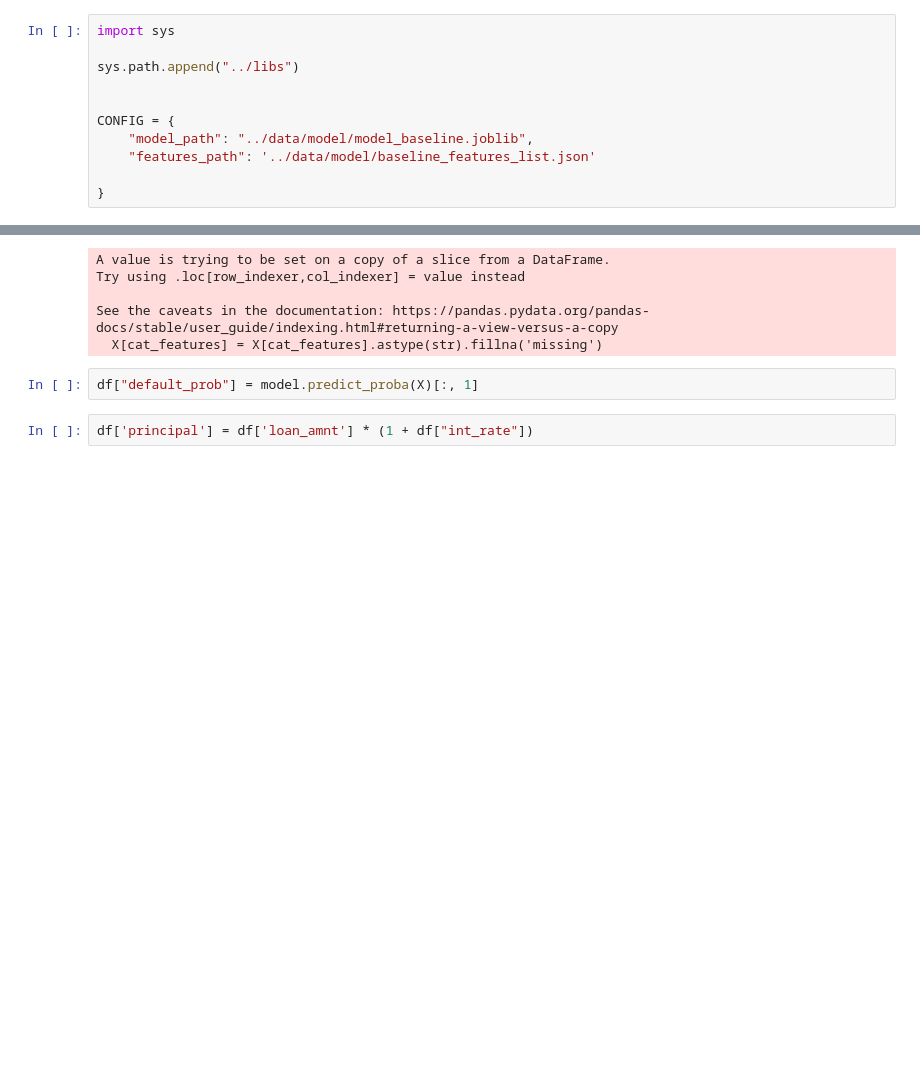
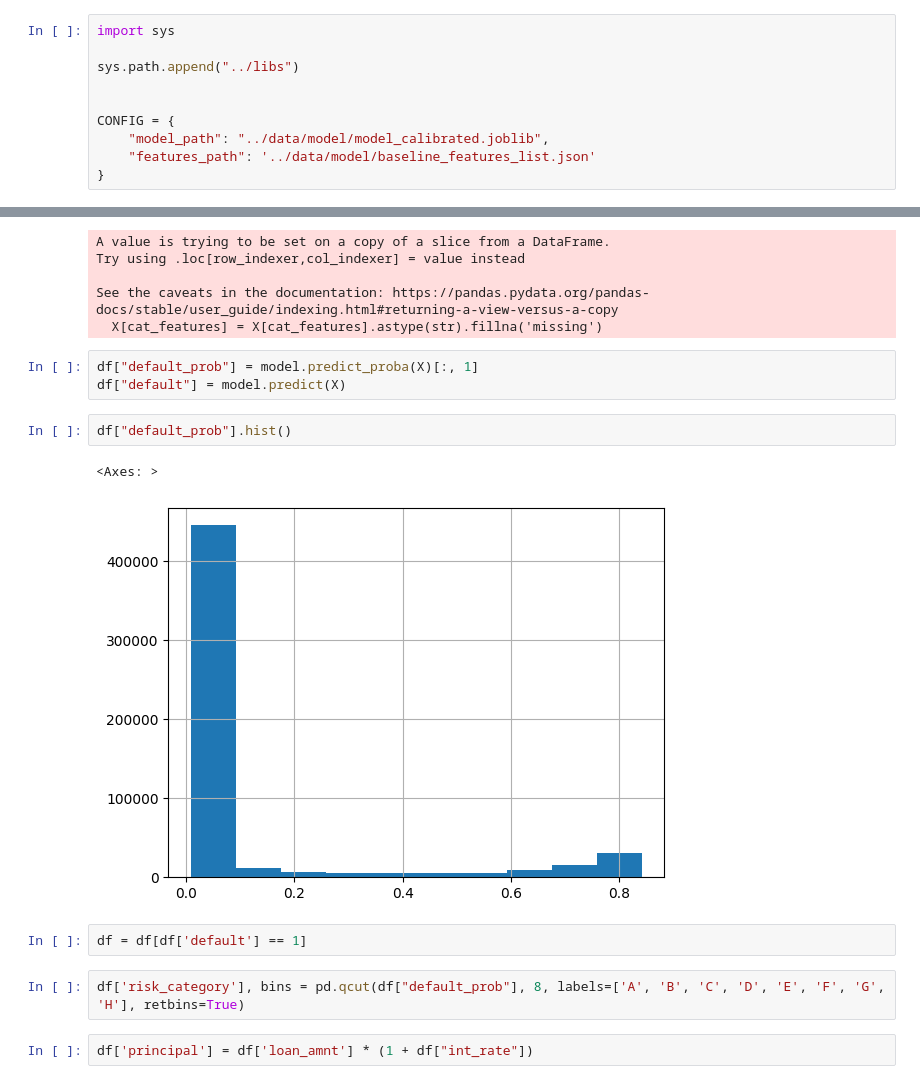
Before and after one commit to marcosmota/ds_lending_club, a Jupyter notebook: notebooks/06_inference.ipynb, the cells around one changed output, grey strips where cells are left out. Saved outputs shown, nothing was run; the diff lists cells and outputs as text; blank space fills up the shorter version.

```diff
--- a/notebooks/06_inference.ipynb
+++ b/notebooks/06_inference.ipynb
@@ -5,9 +5,8 @@ sys.path.append("../libs")
 
 
 CONFIG = {
-    "model_path": "../data/model/model_baseline.joblib",
+    "model_path": "../data/model/model_calibrated.joblib",
     "features_path": '../data/model/baseline_features_list.json'
-
 }
 # %% [markdown]
 ## Load Model
@@ -70,6 +69,16 @@ See the caveats in the documentation: https://pandas.pydata.org/pandas-docs/stab
   X[cat_features] = X[cat_features].astype(str).fillna('missing')
 # %%
 df["default_prob"] = model.predict_proba(X)[:, 1]
+df["default"] = model.predict(X)
+# %%
+df["default_prob"].hist()
+# %% [output]
+<Axes: >
+[figure, added]
+# %%
+df = df[df['default'] == 1]
+# %%
+df['risk_category'], bins = pd.qcut(df["default_prob"], 8, labels=['A', 'B', 'C', 'D', 'E', 'F', 'G', 'H'], retbins=True)
 # %%
 df['principal'] = df['loan_amnt'] * (1 + df["int_rate"])
 # %%
```
Also changed, not shown: parts of 8 cells of this notebook, 1 other file.
